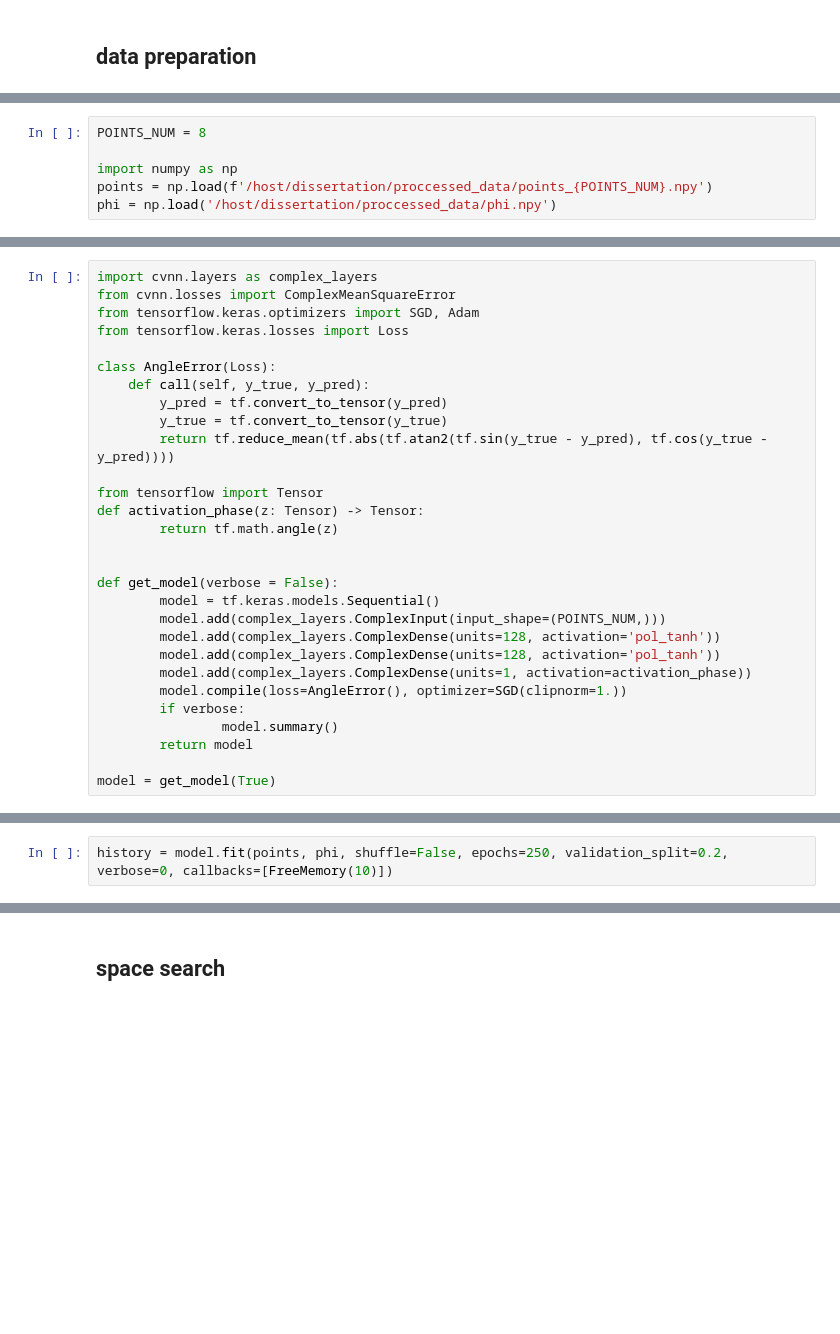
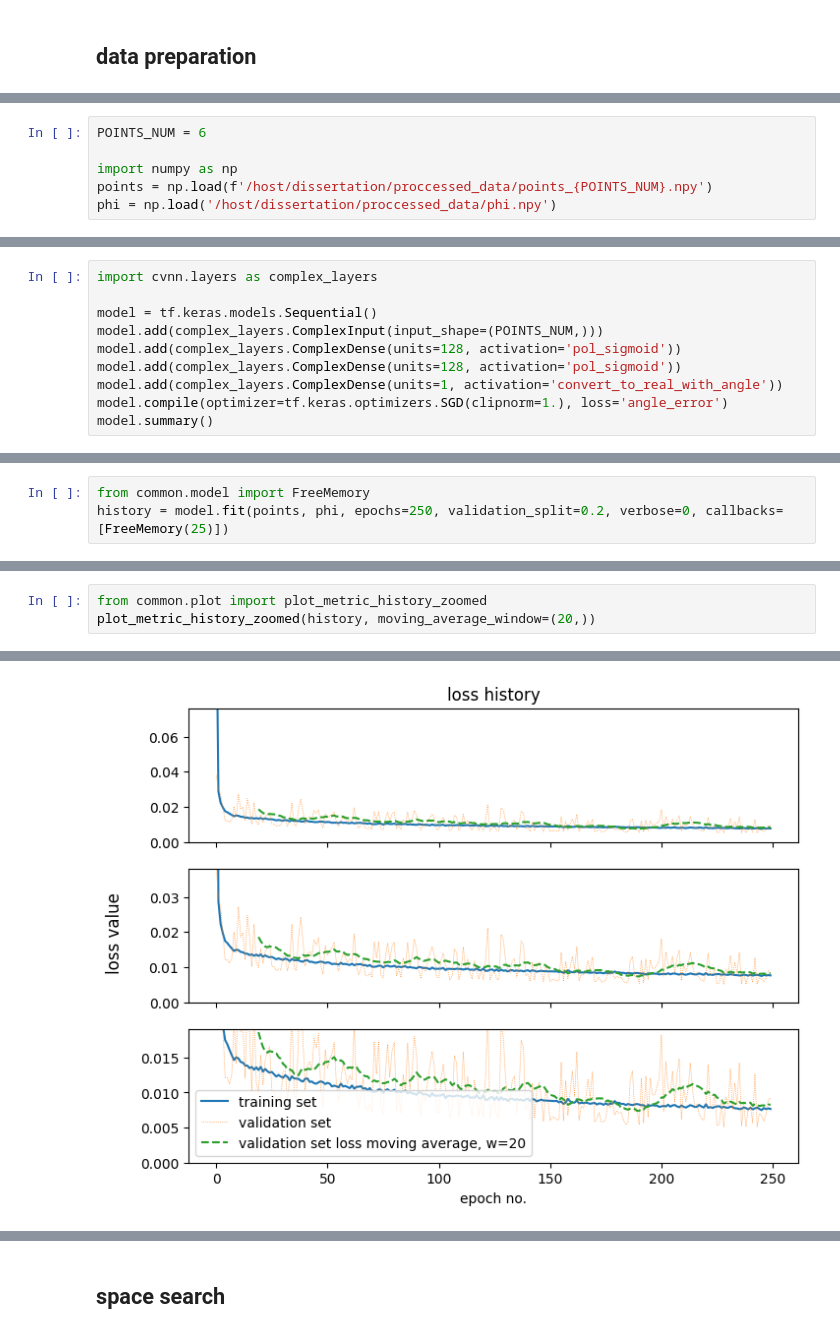
Before and after one commit to P4ndaM1x/engineering-dissertation, a Jupyter notebook: phi_estimation.ipynb, the cells around one changed output, grey strips where cells are left out. Drawn from its saved outputs; the diff is of its cells as text; blank space fills up the shorter version.

```diff
--- a/phi_estimation.ipynb
+++ b/phi_estimation.ipynb
@@ -28,5 +17,5 @@ To enable the following instructions: AVX2 AVX512F AVX512_VNNI FMA, in other ope
 # %%
-POINTS_NUM = 8
+POINTS_NUM = 6
 
 import numpy as np
 points = np.load(f'/host/dissertation/proccessed_data/points_{POINTS_NUM}.npy')
@@ -93,30 +32,11 @@ def plot_loss_history_simple(fit_history, moving_average_window = (10,), metric
 # %%
 import cvnn.layers as complex_layers
-from cvnn.losses import ComplexMeanSquareError
-from tensorflow.keras.optimizers import SGD, Adam
-from tensorflow.keras.losses import Loss
 
-class AngleError(Loss):
-    def call(self, y_true, y_pred):
-        y_pred = tf.convert_to_tensor(y_pred)
-        y_true = tf.convert_to_tensor(y_true)
-        return tf.reduce_mean(tf.abs(tf.atan2(tf.sin(y_true - y_pred), tf.cos(y_true - y_pred))))
-
-from tensorflow import Tensor
-def activation_phase(z: Tensor) -> Tensor:
-        return tf.math.angle(z)
-
-
-def get_model(verbose = False):
-        model = tf.keras.models.Sequential()
-        model.add(complex_layers.ComplexInput(input_shape=(POINTS_NUM,)))
-        model.add(complex_layers.ComplexDense(units=128, activation='pol_tanh'))
-        model.add(complex_layers.ComplexDense(units=128, activation='pol_tanh'))
-        model.add(complex_layers.ComplexDense(units=1, activation=activation_phase))
-        model.compile(loss=AngleError(), optimizer=SGD(clipnorm=1.))
-        if verbose:
-                model.summary()
-        return model
-
-model = get_model(True)
+model = tf.keras.models.Sequential()
+model.add(complex_layers.ComplexInput(input_shape=(POINTS_NUM,)))
+model.add(complex_layers.ComplexDense(units=128, activation='pol_sigmoid'))
+model.add(complex_layers.ComplexDense(units=128, activation='pol_sigmoid'))
+model.add(complex_layers.ComplexDense(units=1, activation='convert_to_real_with_angle'))
+model.compile(optimizer=tf.keras.optimizers.SGD(clipnorm=1.), loss='angle_error')
+model.summary()
 # %% [output]
@@ -141,3 +68,4 @@ _________________________________________________________________
 # %%
-history = model.fit(points, phi, shuffle=False, epochs=250, validation_split=0.2, verbose=0, callbacks=[FreeMemory(10)])
+from common.model import FreeMemory
+history = model.fit(points, phi, epochs=250, validation_split=0.2, verbose=0, callbacks=[FreeMemory(25)])
 # %% [output]
@@ -173,0 +86,4 @@ array([[-1.1939905],
+# %%
+from common.plot import plot_metric_history_zoomed
+plot_metric_history_zoomed(history, moving_average_window=(20,))
+# %% [output]
@@ -173,0 +92 @@ array([[-1.1939905],
+[figure, added]
```
Also changed, not shown: parts of 21 cells of this notebook, 1 other file.
